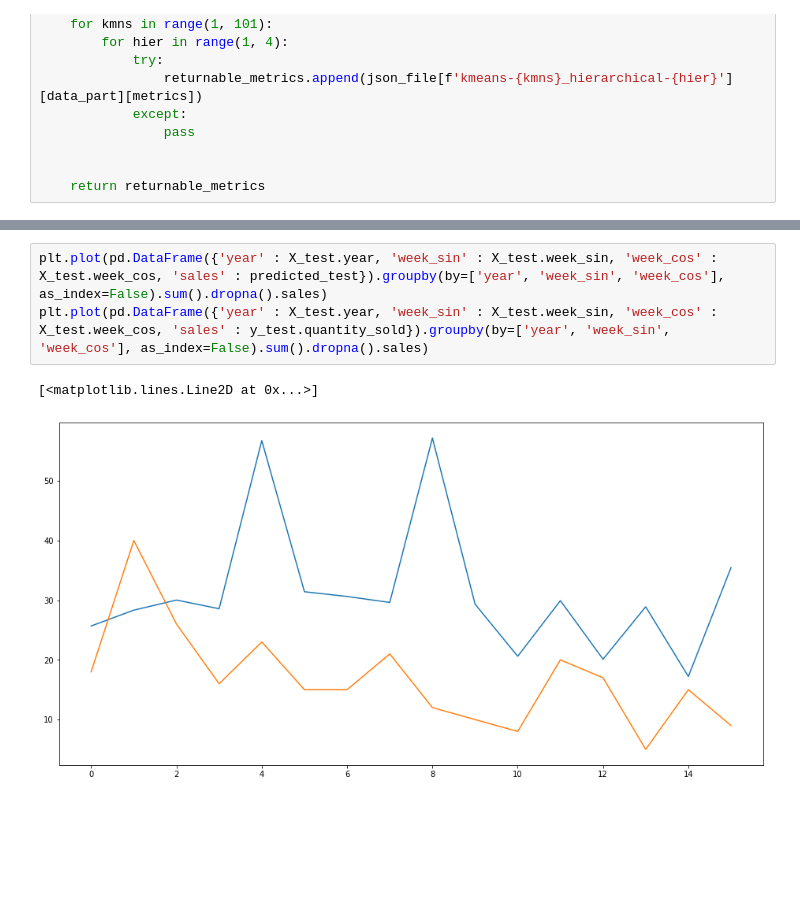
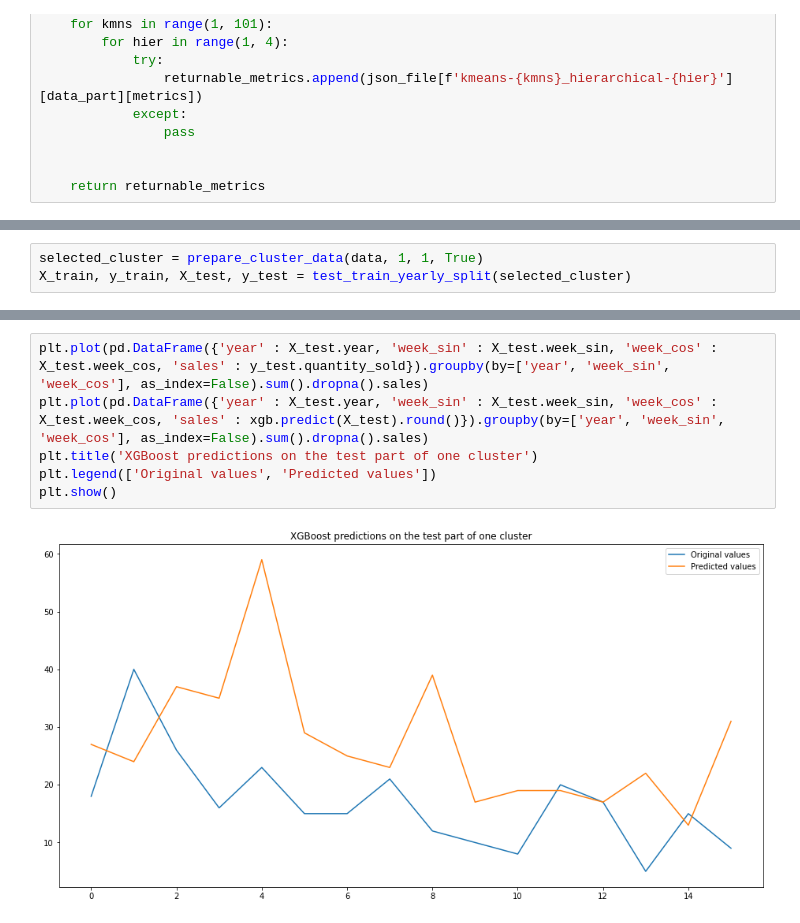
Before and after one commit to xSchon/BP, a Jupyter notebook: 03.Models.ipynb, the cells around one changed output, grey strips where cells are left out. Drawn from its saved outputs; the diff is of its cells as text; blank space fills up the shorter version.

```diff
--- a/03.Models.ipynb
+++ b/03.Models.ipynb
@@ -896,0 +965,3 @@ plt.plot(pd.DataFrame({'year' : X_train.year, 'week_sin' : X_train.week_sin, 'we
+# %%
+selected_cluster = prepare_cluster_data(data, 1, 1, True)
+X_train, y_train, X_test, y_test = test_train_yearly_split(selected_cluster)
@@ -897,6 +978,8 @@ plt.plot(pd.DataFrame({'year' : X_train.year, 'week_sin' : X_train.week_sin, 'we
 # %%
-plt.plot(pd.DataFrame({'year' : X_test.year, 'week_sin' : X_test.week_sin, 'week_cos' : X_test.week_cos, 'sales' : predicted_test}).groupby(by=['year', 'week_sin', 'week_cos'], as_index=False).sum().dropna().sales)
 plt.plot(pd.DataFrame({'year' : X_test.year, 'week_sin' : X_test.week_sin, 'week_cos' : X_test.week_cos, 'sales' : y_test.quantity_sold}).groupby(by=['year', 'week_sin', 'week_cos'], as_index=False).sum().dropna().sales)
+plt.plot(pd.DataFrame({'year' : X_test.year, 'week_sin' : X_test.week_sin, 'week_cos' : X_test.week_cos, 'sales' : xgb.predict(X_test).round()}).groupby(by=['year', 'week_sin', 'week_cos'], as_index=False).sum().dropna().sales)
+plt.title('XGBoost predictions on the test part of one cluster')
+plt.legend(['Original values', 'Predicted values'])
+plt.show()
 # %% [output]
-[<matplotlib.lines.Line2D at 0x...>]
-[figure, old version]
+[figure, new version]
```
Also changed, not shown: parts of 9 cells of this notebook, 1 other file.
